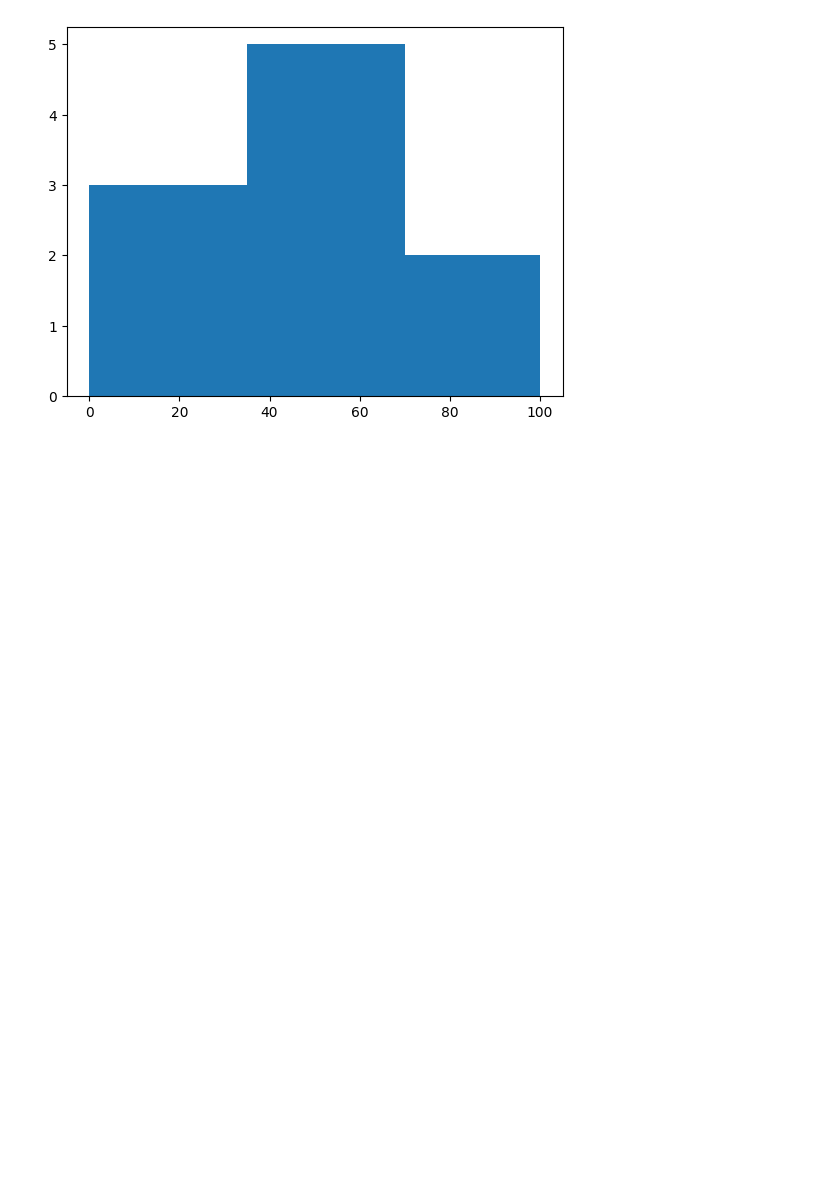
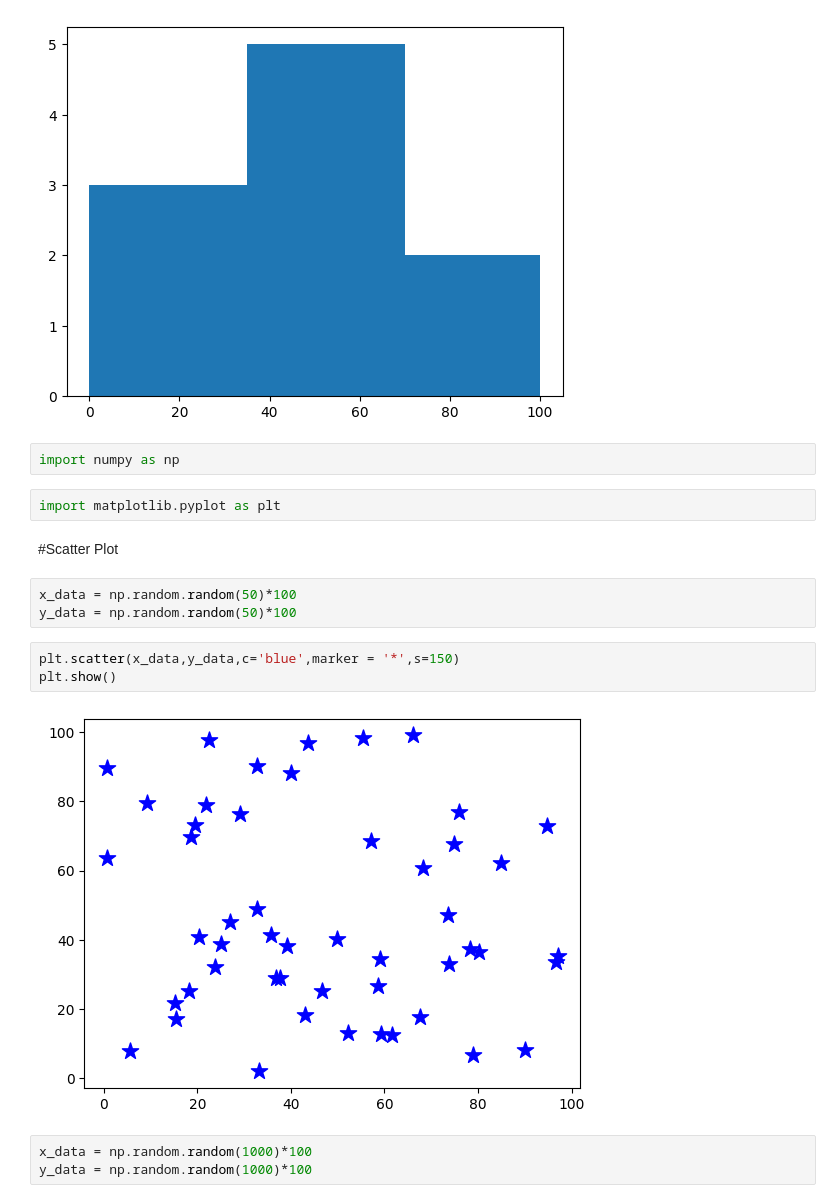
Before and after one commit to haneeth25/Libraries_prac, a Jupyter notebook: matplotlib.ipynb, the cells around one changed output. Drawn from its saved outputs; the diff is of its cells as text; blank space fills up the shorter version.

```diff
--- a/matplotlib.ipynb
+++ b/matplotlib.ipynb
@@ -67,3 +67,20 @@ plt.hist(marks,grade_intervals)
  array([  0.,  35.,  70., 100.]),
  <BarContainer object of 3 artists>)
 [figure]
+# %%
+import numpy as np
+# %%
+import matplotlib.pyplot as plt
+# %% [markdown]
+#Scatter Plot
+# %%
+x_data = np.random.random(50)*100
+y_data = np.random.random(50)*100
+# %%
+plt.scatter(x_data,y_data,c='blue',marker = '*',s=150)
+plt.show()
+# %% [output]
+[figure, added]
+# %%
+x_data = np.random.random(1000)*100
+y_data = np.random.random(1000)*100
```
Also changed, not shown: parts of 21 cells of this notebook.
